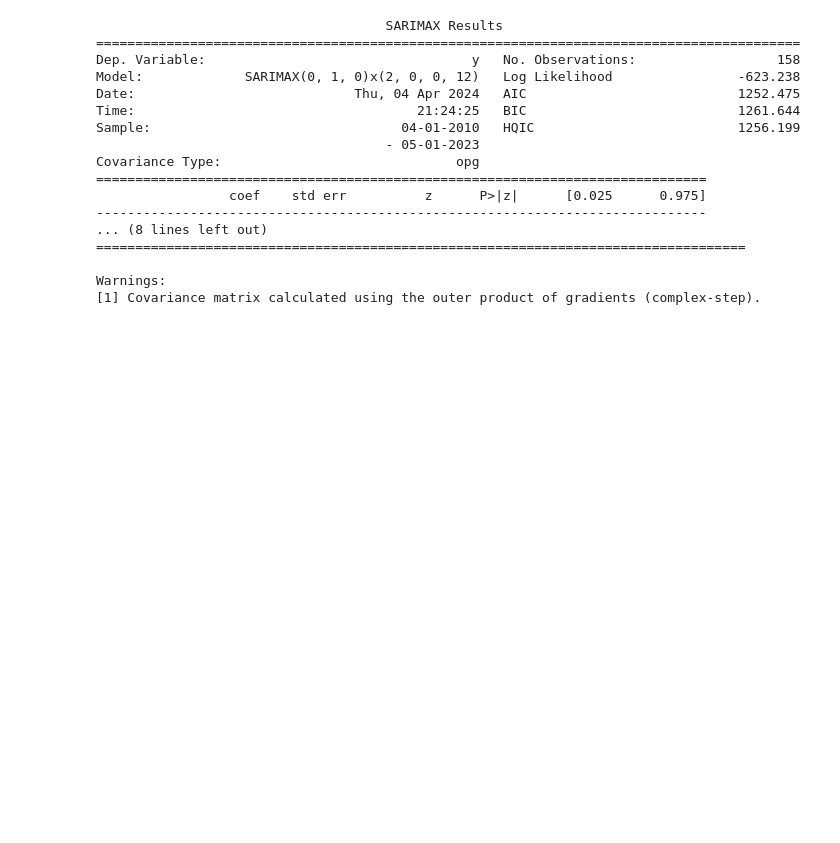
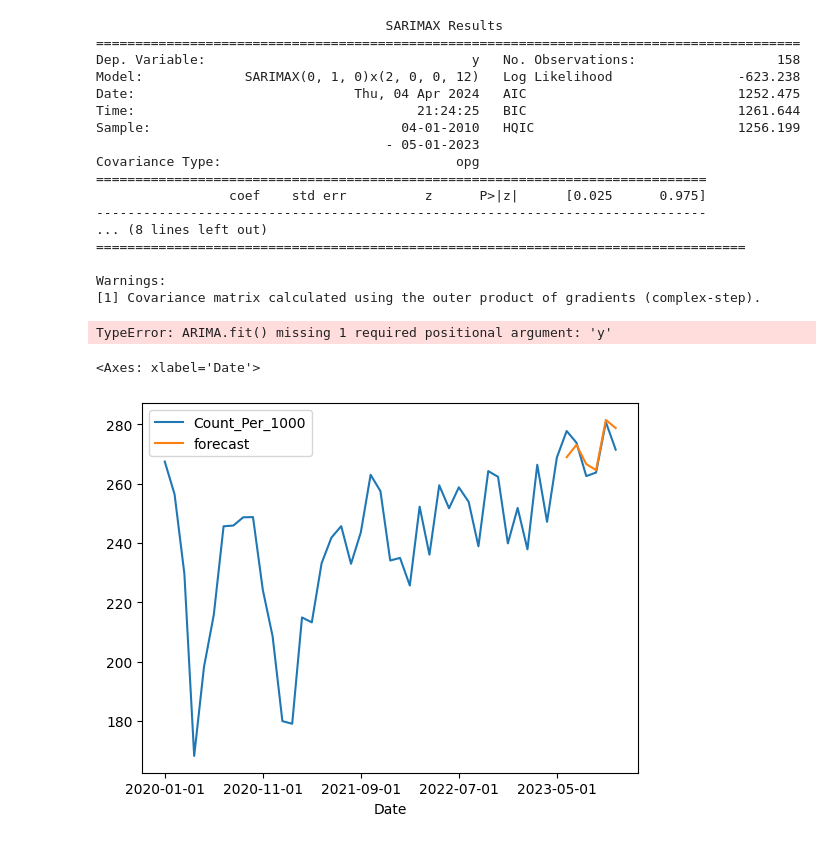
Before and after one commit to JamieW365/londoncrime, a Jupyter notebook: notebooks/exploratory/jw-3-modelling.ipynb, the cells around one changed output. Saved outputs shown, nothing was run; the diff lists cells and outputs as text; code cells hidden in the pictures; blank space fills up the shorter version.

Commit message:
forecast with auto arima on seasonal residuals looks promising

```diff
--- a/notebooks/exploratory/jw-3-modelling.ipynb
+++ b/notebooks/exploratory/jw-3-modelling.ipynb
@@ -211,8 +211,6 @@ pacf_resid = plot_pacf(residuals)
 ## Forecasting with fitted model
 # %%
 df = pd.DataFrame(total_crime_trend)
-df.drop('forecast', inplace=True)
-df
 # %%
 forecast_test = model_fit.forecast(len(df_test))
 
@@ -276,3 +274,16 @@ Covariance Type:                              opg
 
 Warnings:
 [1] Covariance matrix calculated using the outer product of gradients (complex-step).
+# %%
+model_fit = model.fit()
+# %% [output]
+TypeError: ARIMA.fit() missing 1 required positional argument: 'y'
+# %%
+forecast_test = model_fit.predict(n_periods=len(df_test))
+
+df['forecast'] = [None]*len(df_train) + list(forecast_test)
+
+df['2020-01-01':].plot()
+# %% [output]
+<Axes: xlabel='Date'>
+[figure, added]
```
